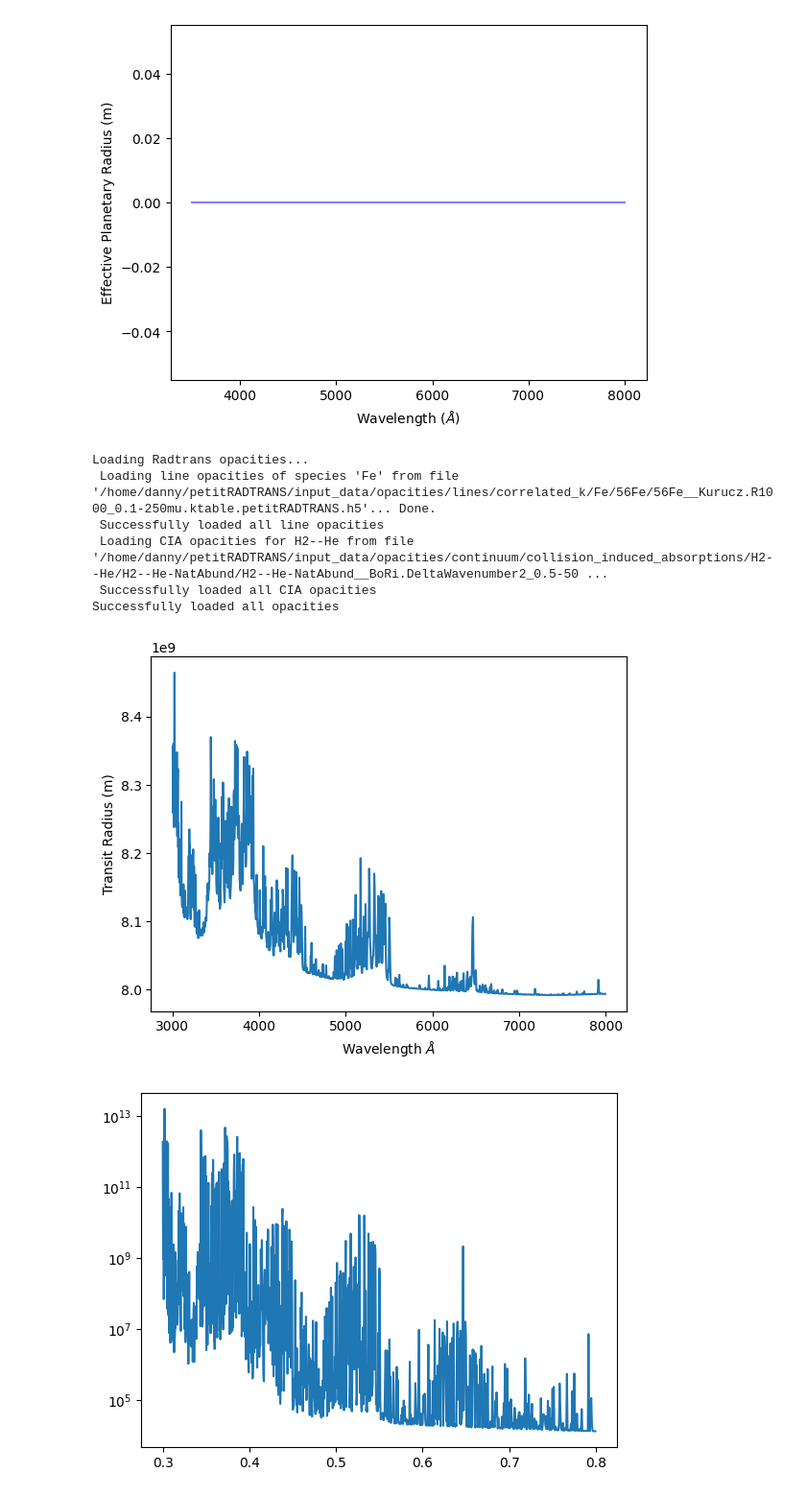
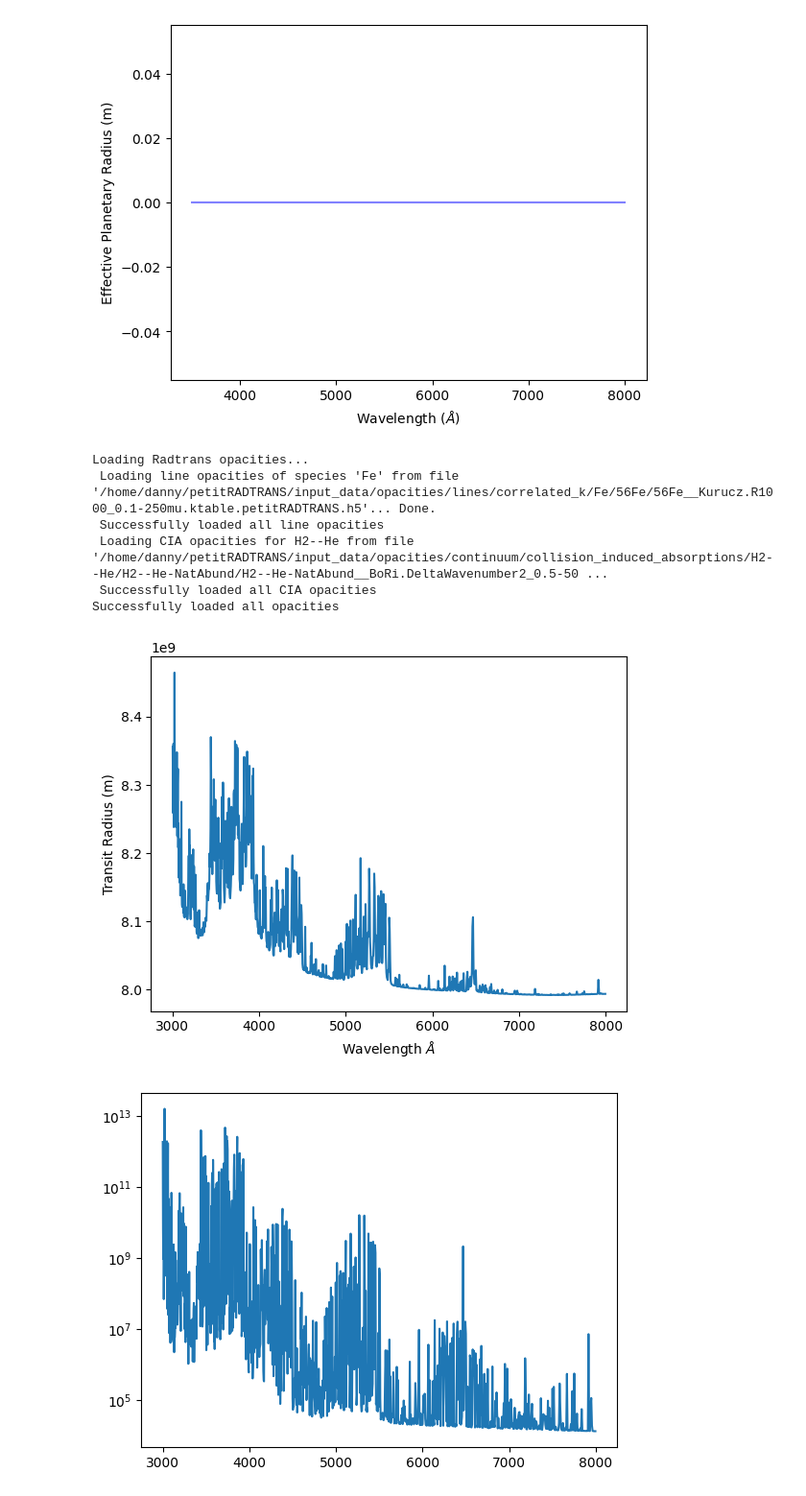
Before and after one commit to odanny-oc/rotational_broadening_kernel, a Jupyter notebook: notebooks/practice_notebook.ipynb, the cells around one changed output. Shown at 96% size. Saved outputs shown, nothing was run; the diff lists cells and outputs as text; code cells hidden in the pictures.

```diff
--- a/notebooks/practice_notebook.ipynb
+++ b/notebooks/practice_notebook.ipynb
@@ -65,7 +65,9 @@ from petitRADTRANS import physical_constants as cst
 from petitRADTRANS.config import petitradtrans_config_parser
 import numpy as np
 import matplotlib.pyplot as plt
+import scipy.constants as sp
 
+cgs_to_SI = (1/(4*np.pi*sp.epsilon_0))
 
 radtrans = Radtrans(
     pressures=np.logspace(-6, 2, 100),
@@ -101,31 +103,39 @@ fig, ax = plt.subplots()
 
 ax.plot(wavelengths * 1e8, transit_radii)
 # ax[0].set_xscale('log')
 ax.set_xlabel(r'Wavelength $\AA$')
 ax.set_ylabel('Transit Radius (m)')
 
 # ax[1].plot(wavelengths, transit_radii)
 # ax[0].set_xscale('log')
 
 fe_mass_frac = {
     'Fe': 1e6
 }
 
 fig, ax = plt.subplots()
 plot_radtrans_opacities(
     radtrans,
     radtrans.line_species,
     temperature=2500,
     pressure_bar= 0.01,
     mass_fractions = fe_mass_frac
 )
 ax.set_yscale('log')
+
+xticks = ax.get_xticks()
+
+ax.set_xticklabels([f'{x*1e4:.0f}' for x in xticks])
+
+yticks = ax.get_yticks()
+
+# ax.set_yticklabels([f'{y*cgs_to_SI:.1g}' for y in yticks])
 # %% [output]
 Loading Radtrans opacities...
  Loading line opacities of species 'Fe' from file '/home/danny/petitRADTRANS/input_data/opacities/lines/correlated_k/Fe/56Fe/56Fe__Kurucz.R1000_0.1-250mu.ktable.petitRADTRANS.h5'... Done.
  Successfully loaded all line opacities
  Loading CIA opacities for H2--He from file '/home/danny/petitRADTRANS/input_data/opacities/continuum/collision_induced_absorptions/H2--He/H2--He-NatAbund/H2--He-NatAbund__BoRi.DeltaWavenumber2_0.5-50 ...
  Successfully loaded all CIA opacities
 Successfully loaded all opacities
 [figure]
-[figure, old version]
+[figure, new version]
```
Also changed, not shown: parts of 2 cells of this notebook, 4 other files.
